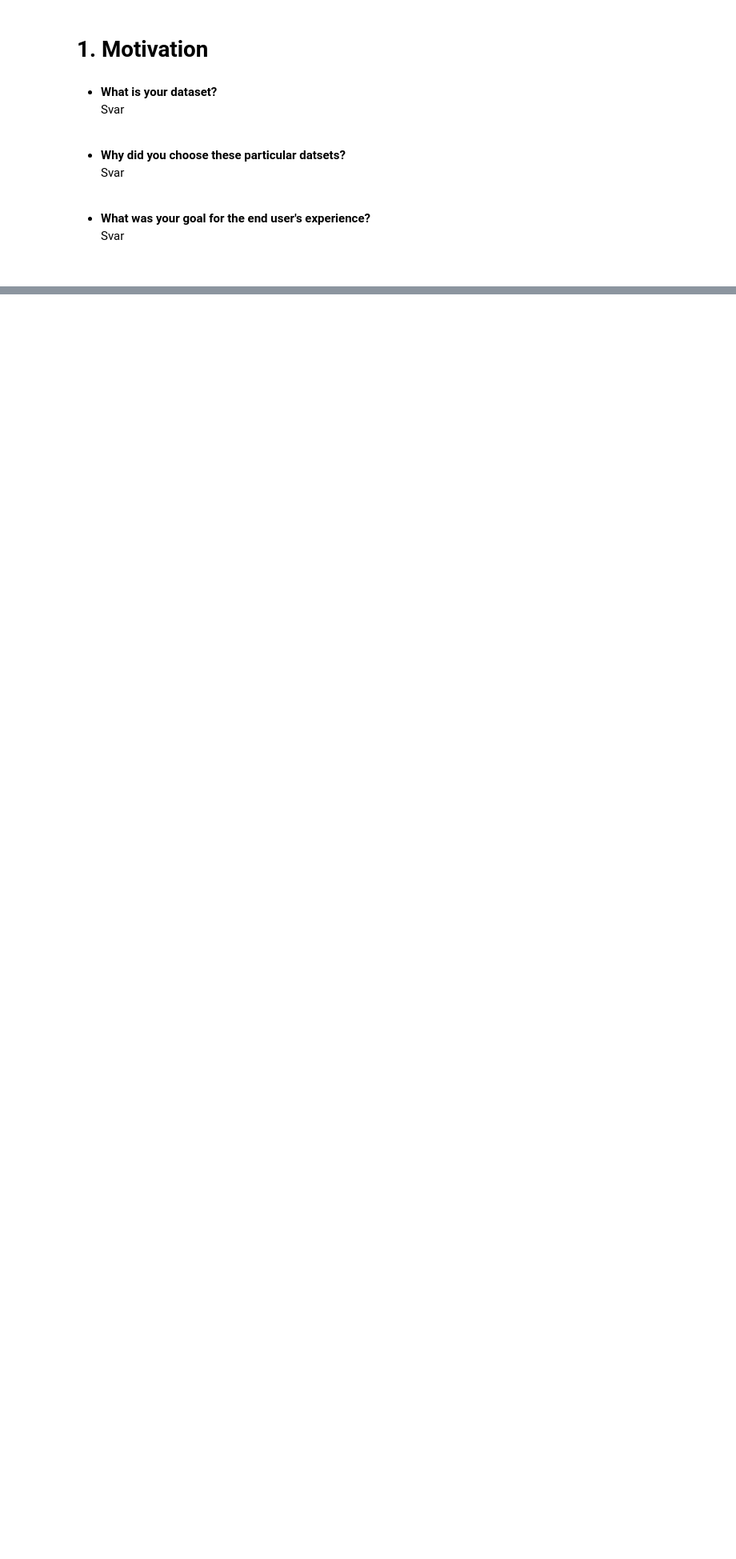
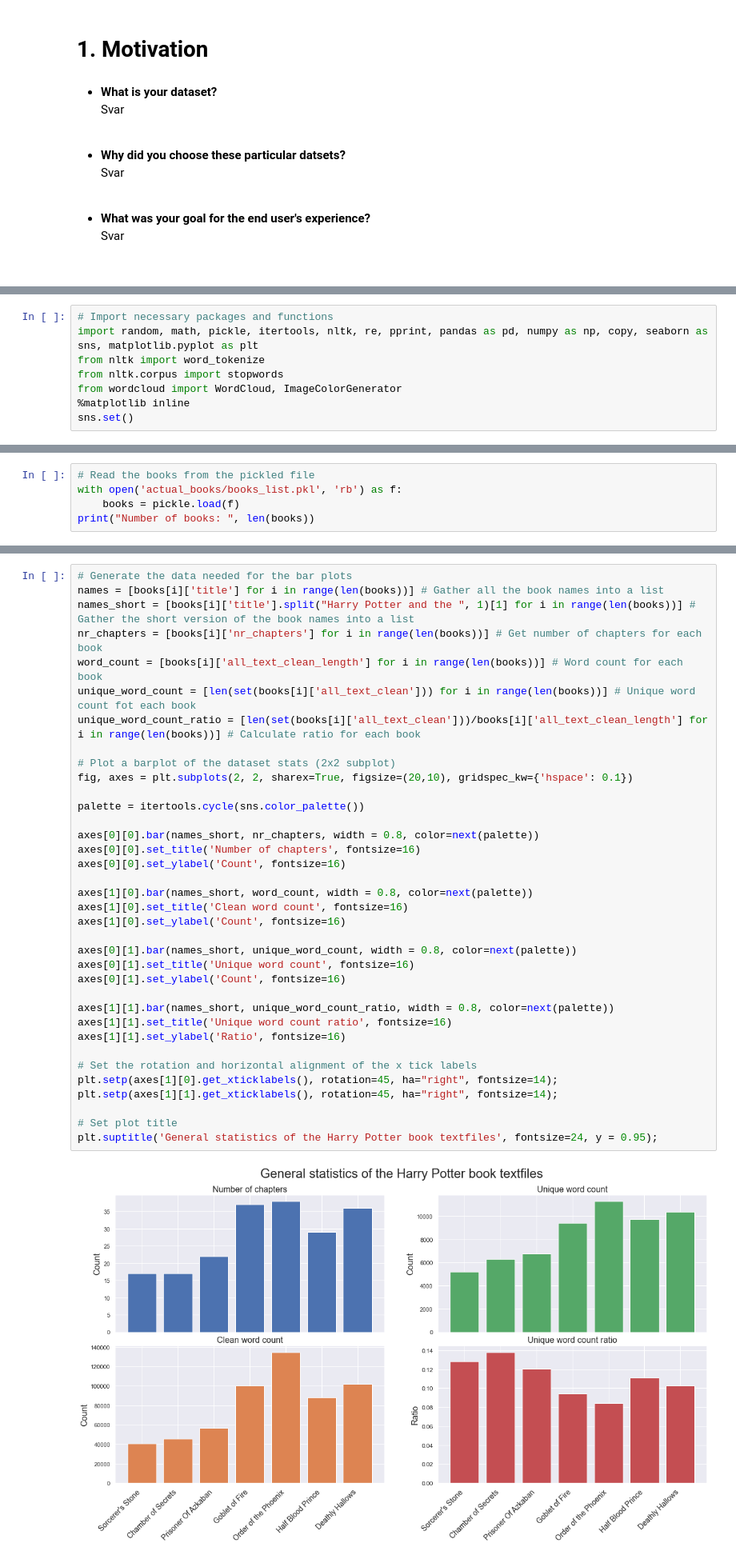
Before and after one commit to hlynurarni/HarryPotter_02805_Project, a Jupyter notebook: Explainer notebook.ipynb, the cells around one changed output, grey strips where cells are left out. Shown at 80% size. Drawn from its saved outputs; the diff is of its cells as text; blank space fills up the shorter version.

Commit message:
Update on the book analysis to the explainer notebook

```diff
--- a/Explainer notebook.ipynb
+++ b/Explainer notebook.ipynb
@@ -24,0 +38,8 @@ Svar
+# %%
+# Import necessary packages and functions
+import random, math, pickle, itertools, nltk, re, pprint, pandas as pd, numpy as np, copy, seaborn as sns, matplotlib.pyplot as plt
+from nltk import word_tokenize
+from nltk.corpus import stopwords
+from wordcloud import WordCloud, ImageColorGenerator
+%matplotlib inline
+sns.set()
@@ -24,0 +83,5 @@ Svar
+# %%
+# Read the books from the pickled file
+with open('actual_books/books_list.pkl', 'rb') as f:
+    books = pickle.load(f)
+print("Number of books: ", len(books))
@@ -29,0 +147,38 @@ Svar
+# %%
+# Generate the data needed for the bar plots
+names = [books[i]['title'] for i in range(len(books))] # Gather all the book names into a list
+names_short = [books[i]['title'].split("Harry Potter and the ", 1)[1] for i in range(len(books))] # Gather the short version of the book names into a list
+nr_chapters = [books[i]['nr_chapters'] for i in range(len(books))] # Get number of chapters for each book
+word_count = [books[i]['all_text_clean_length'] for i in range(len(books))] # Word count for each book
+unique_word_count = [len(set(books[i]['all_text_clean'])) for i in range(len(books))] # Unique word count fot each book
+unique_word_count_ratio = [len(set(books[i]['all_text_clean']))/books[i]['all_text_clean_length'] for i in range(len(books))] # Calculate ratio for each book
+
+# Plot a barplot of the dataset stats (2x2 subplot)
+fig, axes = plt.subplots(2, 2, sharex=True, figsize=(20,10), gridspec_kw={'hspace': 0.1})
+
+palette = itertools.cycle(sns.color_palette())
+
+axes[0][0].bar(names_short, nr_chapters, width = 0.8, color=next(palette))
+axes[0][0].set_title('Number of chapters', fontsize=16)
+axes[0][0].set_ylabel('Count', fontsize=16)
+
+axes[1][0].bar(names_short, word_count, width = 0.8, color=next(palette))
+axes[1][0].set_title('Clean word count', fontsize=16)
+axes[1][0].set_ylabel('Count', fontsize=16)
+
+axes[0][1].bar(names_short, unique_word_count, width = 0.8, color=next(palette))
+axes[0][1].set_title('Unique word count', fontsize=16)
+axes[0][1].set_ylabel('Count', fontsize=16)
+
+axes[1][1].bar(names_short, unique_word_count_ratio, width = 0.8, color=next(palette))
+axes[1][1].set_title('Unique word count ratio', fontsize=16)
+axes[1][1].set_ylabel('Ratio', fontsize=16)
+
+# Set the rotation and horizontal alignment of the x tick labels
+plt.setp(axes[1][0].get_xticklabels(), rotation=45, ha="right", fontsize=14);
+plt.setp(axes[1][1].get_xticklabels(), rotation=45, ha="right", fontsize=14);
+
+# Set plot title
+plt.suptitle('General statistics of the Harry Potter book textfiles', fontsize=24, y = 0.95);
+# %% [output]
+[figure, added]
```
Also changed, not shown: parts of 23 cells of this notebook, 5 other files.
